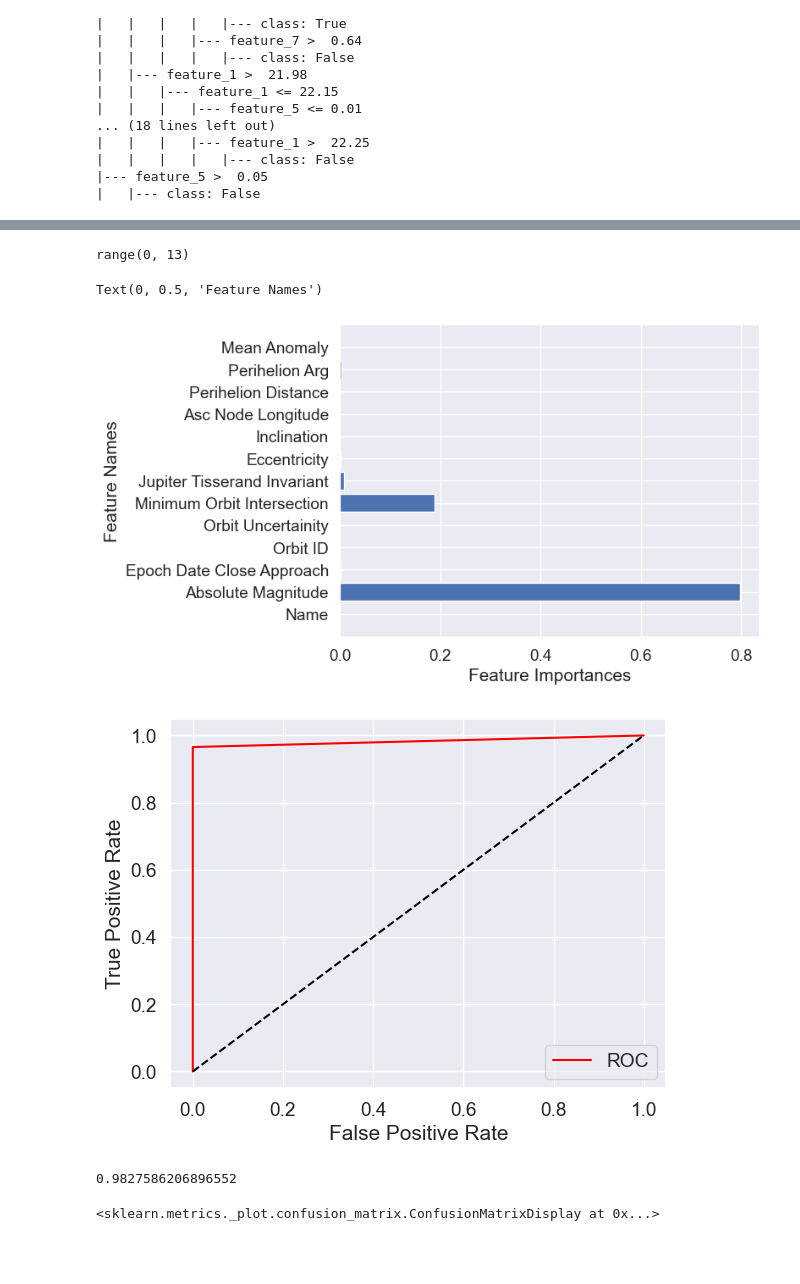
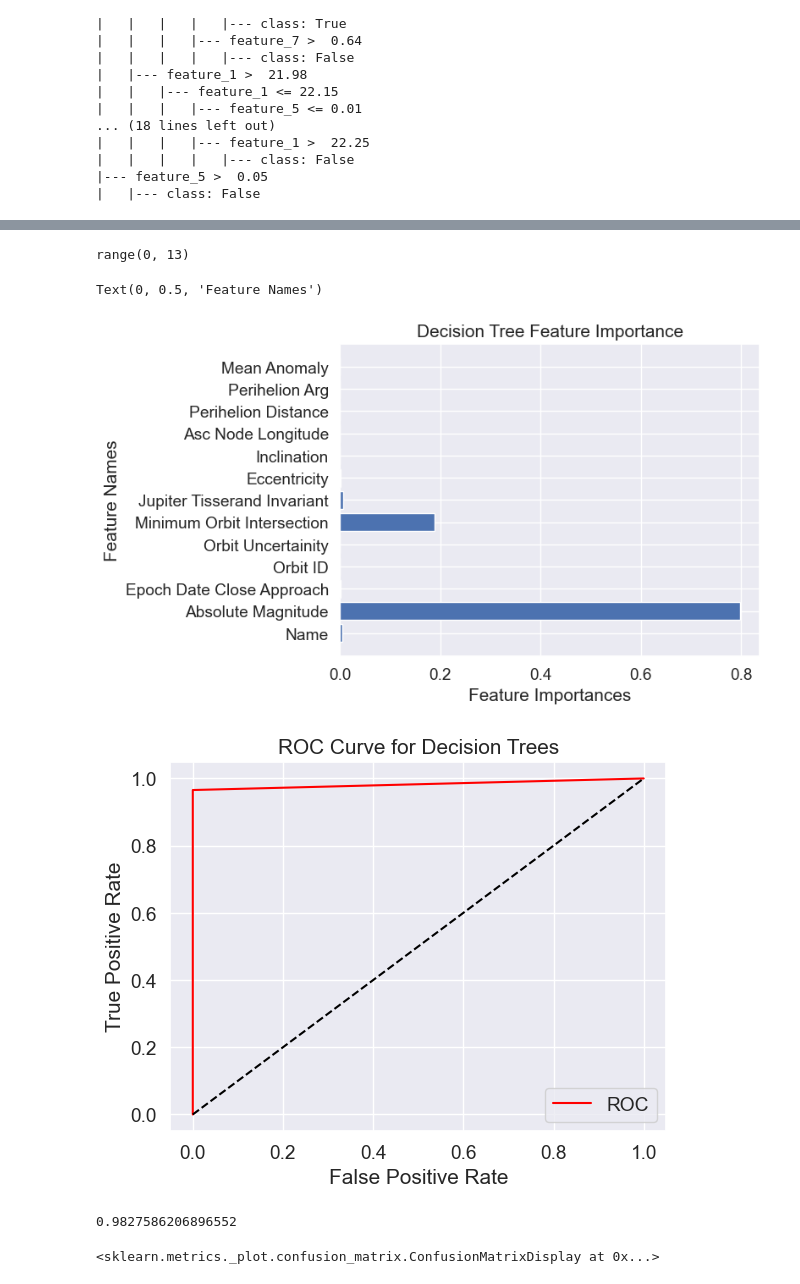
Before and after one commit to alisonjing/DTSA5506-Data-Mining-Project, a Jupyter notebook: NASA_Asteroid_Classification.ipynb, the cells around one changed output, grey strips where cells are left out. Saved outputs shown, nothing was run; the diff lists cells and outputs as text; code cells hidden in the pictures; blank space fills up the shorter version.

```diff
--- a/NASA_Asteroid_Classification.ipynb
+++ b/NASA_Asteroid_Classification.ipynb
@@ -1052,20 +1059,22 @@ print(clf.feature_importances_)
 # %%
 n_features = X_train.shape[1]
 print(range(n_features))
 plt.barh(range(n_features), clf.feature_importances_, align='center')
 plt.yticks(ticks=np.arange(n_features), labels=X_train.columns)
+plt.title('Decision Tree Feature Importance')
 plt.xlabel('Feature Importances')
 plt.ylabel('Feature Names')
 # %% [output]
 range(0, 13)
 Text(0, 0.5, 'Feature Names')
-[figure, old version]
+[figure, new version]
 # %%
 def plot_roc_curve(fpr, tpr):
     plt.plot(fpr, tpr, color='red', label="ROC")
     plt.plot([0,1], [0,1], color='black', linestyle='--')
     plt.xlabel('False Positive Rate')
     plt.ylabel('True Positive Rate')
+    plt.title('ROC Curve for Decision Trees')
     plt.legend()
     plt.show()
 y_pred_prob = clf.predict_proba(X_test)[::,1]
@@ -1074,7 +1083,7 @@ plot_roc_curve(fpr, tpr)
 
 roc_auc_score(y_test, y_pred_prob)
 # %% [output]
-[figure, old version]
+[figure, new version]
 0.9827586206896552
 # %%
 # Plot confusion matrix
```
Also changed, not shown: parts of 28 cells of this notebook, 17 other files.
